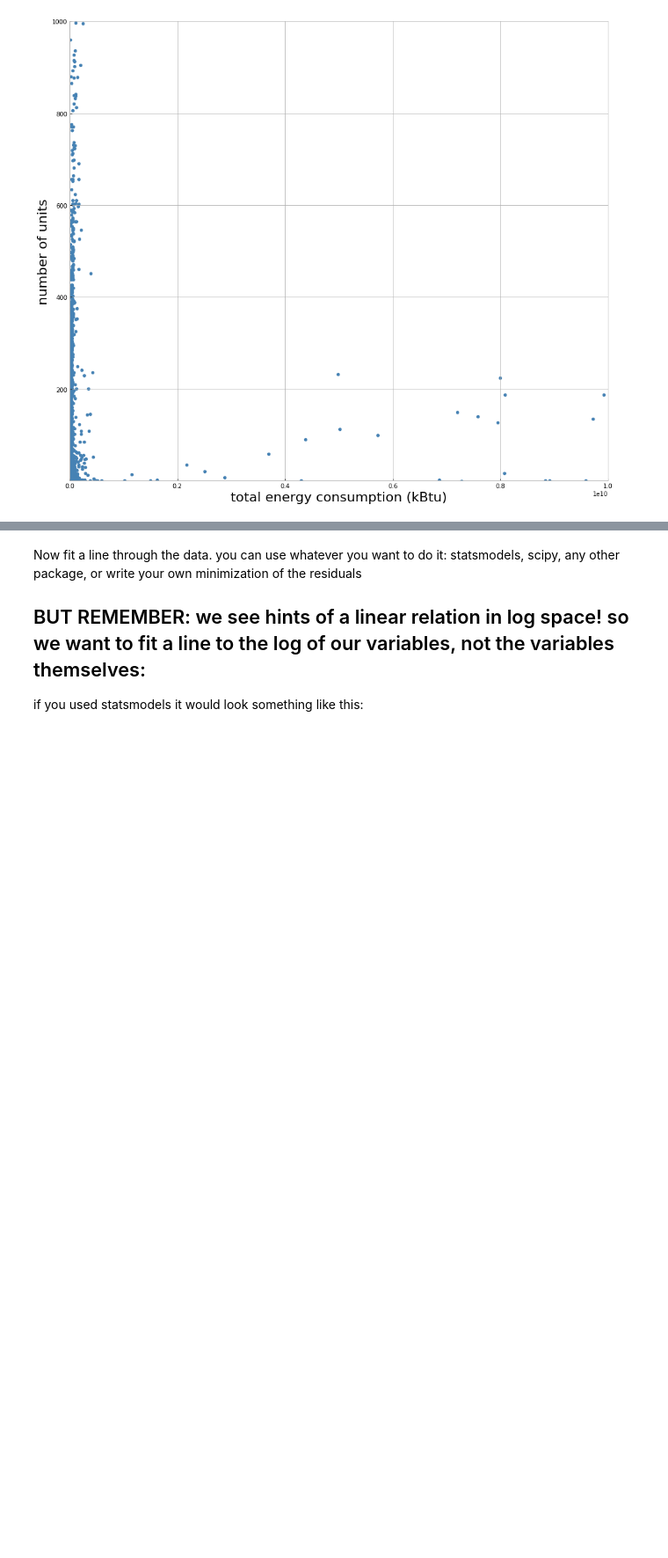
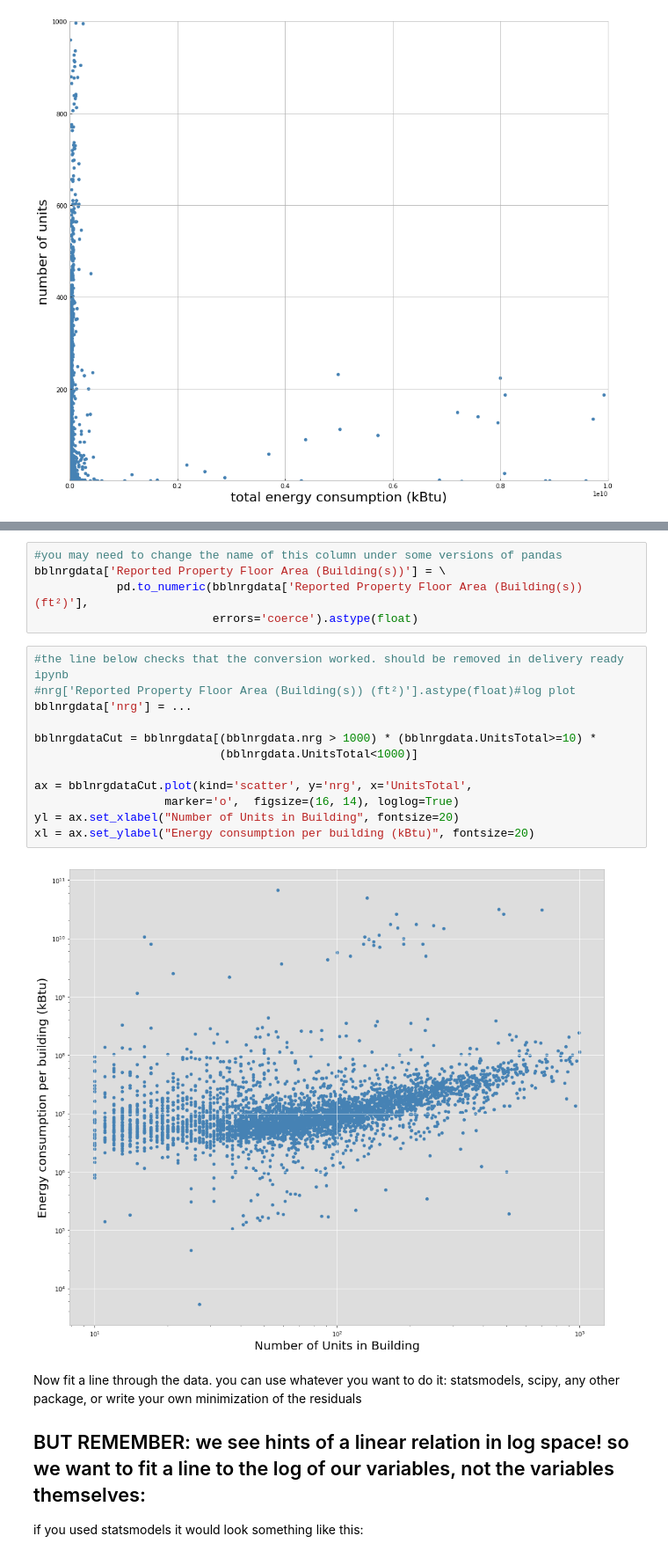
Before and after one commit to fedhere/PUI2017_fb55, a Jupyter notebook: HW6_fb55/building_nrg_instructions.ipynb, the cells around one changed output, grey strips where cells are left out. Shown: that part at 88% size. Saved outputs shown, nothing was run; the diff lists cells and outputs as text; blank space fills up the shorter version.

```diff
--- a/HW6_fb55/building_nrg_instructions.ipynb
+++ b/HW6_fb55/building_nrg_instructions.ipynb
@@ -179,3 +218,22 @@ Also I removed the buildings with several thousand units. points like that at th
+# %%
+#you may need to change the name of this column under some versions of pandas
+bblnrgdata['Reported Property Floor Area (Building(s))'] = \
+            pd.to_numeric(bblnrgdata['Reported Property Floor Area (Building(s)) (ft²)'],
+                          errors='coerce').astype(float)
+# %%
+#the line below checks that the conversion worked. should be removed in delivery ready ipynb
+#nrg['Reported Property Floor Area (Building(s)) (ft²)'].astype(float)#log plot
+bblnrgdata['nrg'] = ...
+
+bblnrgdataCut = bblnrgdata[(bblnrgdata.nrg > 1000) * (bblnrgdata.UnitsTotal>=10) *
+                           (bblnrgdata.UnitsTotal<1000)]
+
+ax = bblnrgdataCut.plot(kind='scatter', y='nrg', x='UnitsTotal',
+                   marker='o',  figsize=(16, 14), loglog=True)
+yl = ax.set_xlabel("Number of Units in Building", fontsize=20)
+xl = ax.set_ylabel("Energy consumption per building (kBtu)", fontsize=20)
+# %% [output]
+[figure, added]
 # %% [markdown]
 Now fit a line through the data. you can use whatever you want to do it: statsmodels, scipy, any other package, or write your own minimization of the residuals
 
```
Also changed, not shown: parts of 20 cells of this notebook.
